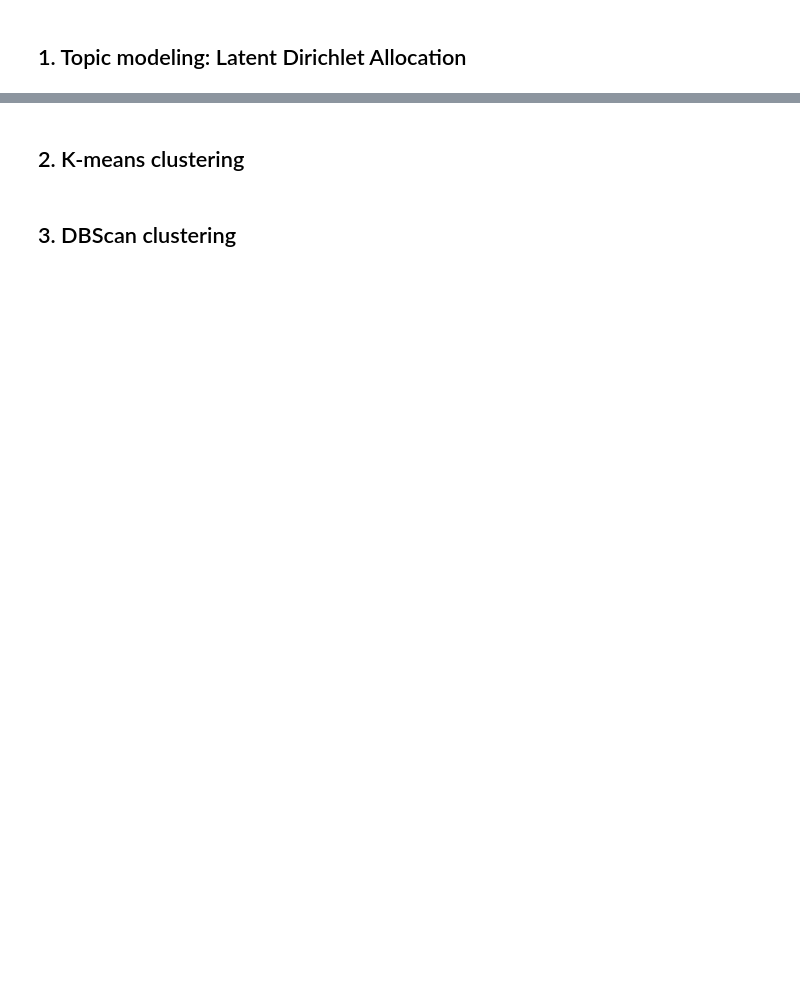
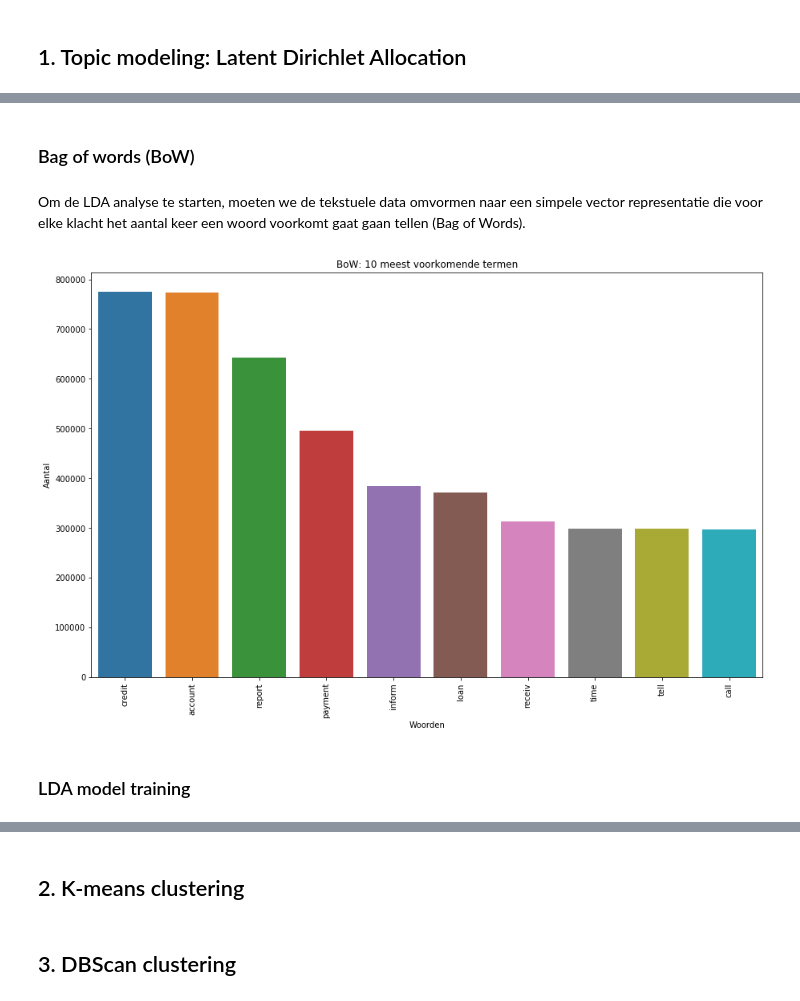
Before and after one commit to WouterStemgee/applied-machine-learning-consumer-complaints-database, a Jupyter notebook: sprint2_unsupervised-learning/sprint2_Wouter.ipynb, the cells around one changed output, grey strips where cells are left out. Drawn from its saved outputs; the diff is of its cells as text; code cells hidden in the pictures; blank space fills up the shorter version.

```diff
--- a/sprint2_unsupervised-learning/sprint2_Wouter.ipynb
+++ b/sprint2_unsupervised-learning/sprint2_Wouter.ipynb
@@ -21,4 +21,7 @@ import seaborn as sns
 
 rows_to_read = None # Gewenst aantal rijen inlezen (None = allemaal)
 
-complaints = pd.read_csv('../data/complaints.csv', delimiter=',', nrows=rows_to_read)
+complaints_df = pd.read_csv('../data/complaints.csv', delimiter=',', nrows=rows_to_read)
+complaints_df = complaints_df[['Product', 'Sub-product', 'Issue', 'Sub-issue', 'Consumer complaint narrative']].copy()
+complaints_df.columns = ['Product', 'Sub_Product', 'Issue', 'Sub_Issue', 'Narrative']
+complaints_df.head()
@@ -26,0 +88,2 @@ complaints = pd.read_csv('../data/complaints.csv', delimiter=',', nrows=rows_to_
+# %%
+complaints_df['Narrative_Processed'] = complaints_df['Narrative'].apply(processing)
@@ -26,0 +106,32 @@ complaints = pd.read_csv('../data/complaints.csv', delimiter=',', nrows=rows_to_
+# %% [markdown]
+### Bag of words (BoW)
+# %% [markdown]
+Om de LDA analyse te starten, moeten we de tekstuele data omvormen naar een simpele vector representatie die voor elke klacht het aantal keer een woord voorkomt gaat gaan tellen (Bag of Words).
+# %%
+from sklearn.feature_extraction.text import CountVectorizer
+
+count_vectorizer = CountVectorizer()
+bag_of_words = count_vectorizer.fit_transform(complaints_df['Narrative_Processed'])
+# %%
+words = count_vectorizer.get_feature_names()
+total_counts = np.zeros(len(words))
+for t in bag_of_words:
+    total_counts += t.toarray()[0]
+
+count_dict = (zip(words, total_counts))
+count_dict = sorted(count_dict, key=lambda x:x[1], reverse=True)[0:10]
+words = [w[0] for w in count_dict]
+counts = [w[1] for w in count_dict]
+x_pos = np.arange(len(words))
+
+plt.figure(2, figsize=(15, 15/1.6180))
+plt.subplot(title='BoW: 10 meest voorkomende termen')
+sns.barplot(x_pos, counts)
+plt.xticks(x_pos, words, rotation=90)
+plt.xlabel('Woorden')
+plt.ylabel('Aantal')
+plt.show()
+# %% [output]
+[figure, added]
+# %% [markdown]
+### LDA model training
```
Also changed, not shown: parts of 11 cells of this notebook.
